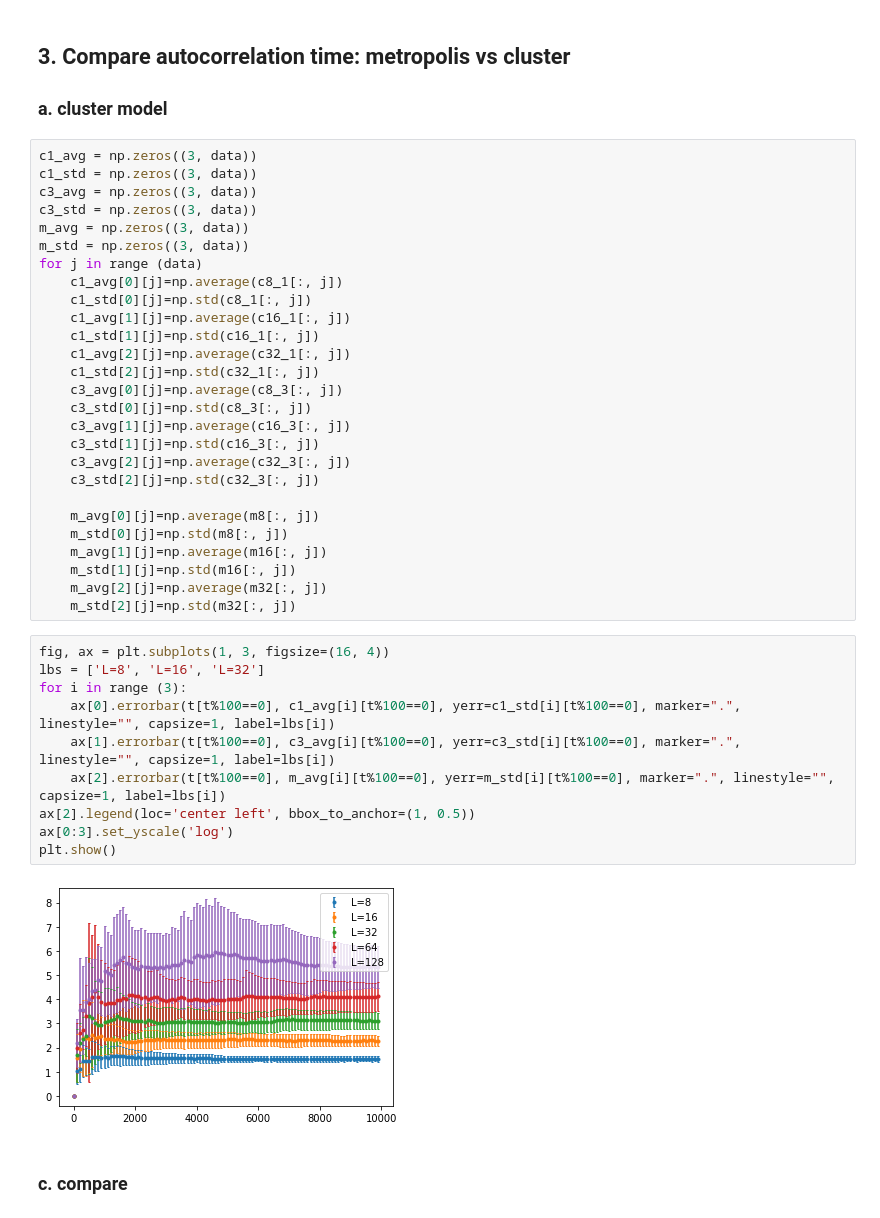
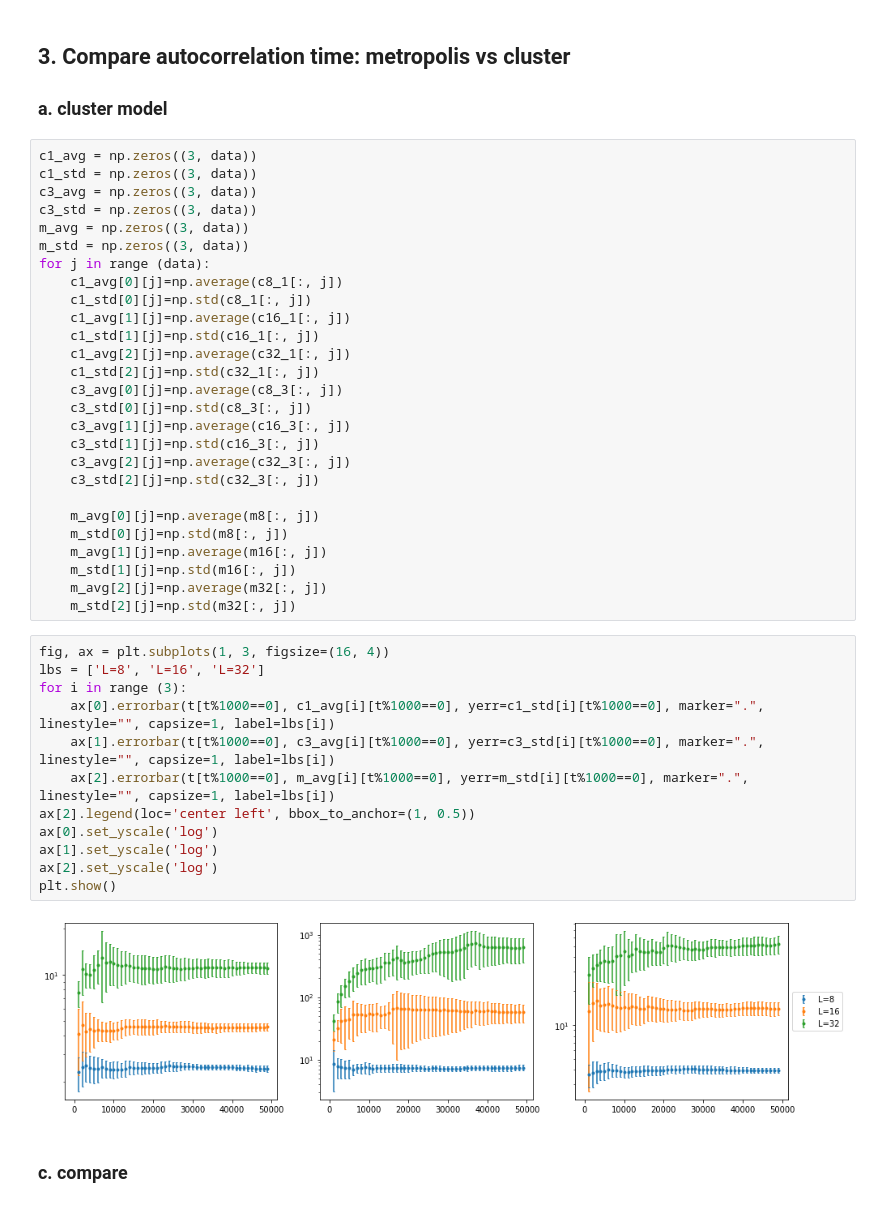
Before and after one commit to aadeliee22/MCMCIsing_SLMC, a Jupyter notebook: python/7th/autocorrelation_time-Copy1.ipynb, the cells around one changed output. Saved outputs shown, nothing was run; the diff lists cells and outputs as text.

```diff
--- a/python/7th/autocorrelation_time-Copy1.ipynb
+++ b/python/7th/autocorrelation_time-Copy1.ipynb
@@ -228,7 +236,7 @@ c3_avg = np.zeros((3, data))
 c3_std = np.zeros((3, data))
 m_avg = np.zeros((3, data))
 m_std = np.zeros((3, data))
-for j in range (data)
+for j in range (data):
     c1_avg[0][j]=np.average(c8_1[:, j])
     c1_std[0][j]=np.std(c8_1[:, j])
     c1_avg[1][j]=np.average(c16_1[:, j])
@@ -251,15 +259,17 @@ for j in range (data)
 # %%
 fig, ax = plt.subplots(1, 3, figsize=(16, 4))
 lbs = ['L=8', 'L=16', 'L=32']
 for i in range (3):
-    ax[0].errorbar(t[t%100==0], c1_avg[i][t%100==0], yerr=c1_std[i][t%100==0], marker=".", linestyle="", capsize=1, label=lbs[i])
-    ax[1].errorbar(t[t%100==0], c3_avg[i][t%100==0], yerr=c3_std[i][t%100==0], marker=".", linestyle="", capsize=1, label=lbs[i])
-    ax[2].errorbar(t[t%100==0], m_avg[i][t%100==0], yerr=m_std[i][t%100==0], marker=".", linestyle="", capsize=1, label=lbs[i])
+    ax[0].errorbar(t[t%1000==0], c1_avg[i][t%1000==0], yerr=c1_std[i][t%1000==0], marker=".", linestyle="", capsize=1, label=lbs[i])
+    ax[1].errorbar(t[t%1000==0], c3_avg[i][t%1000==0], yerr=c3_std[i][t%1000==0], marker=".", linestyle="", capsize=1, label=lbs[i])
+    ax[2].errorbar(t[t%1000==0], m_avg[i][t%1000==0], yerr=m_std[i][t%1000==0], marker=".", linestyle="", capsize=1, label=lbs[i])
 ax[2].legend(loc='center left', bbox_to_anchor=(1, 0.5))
-ax[0:3].set_yscale('log')
+ax[0].set_yscale('log')
+ax[1].set_yscale('log')
+ax[2].set_yscale('log')
 plt.show()
 # %% [output]
-[figure, old version]
+[figure, new version]
 # %% [markdown]
 ### c. compare
 # %%
```
Also changed, not shown: parts of 3 cells of this notebook, 2 other files.
